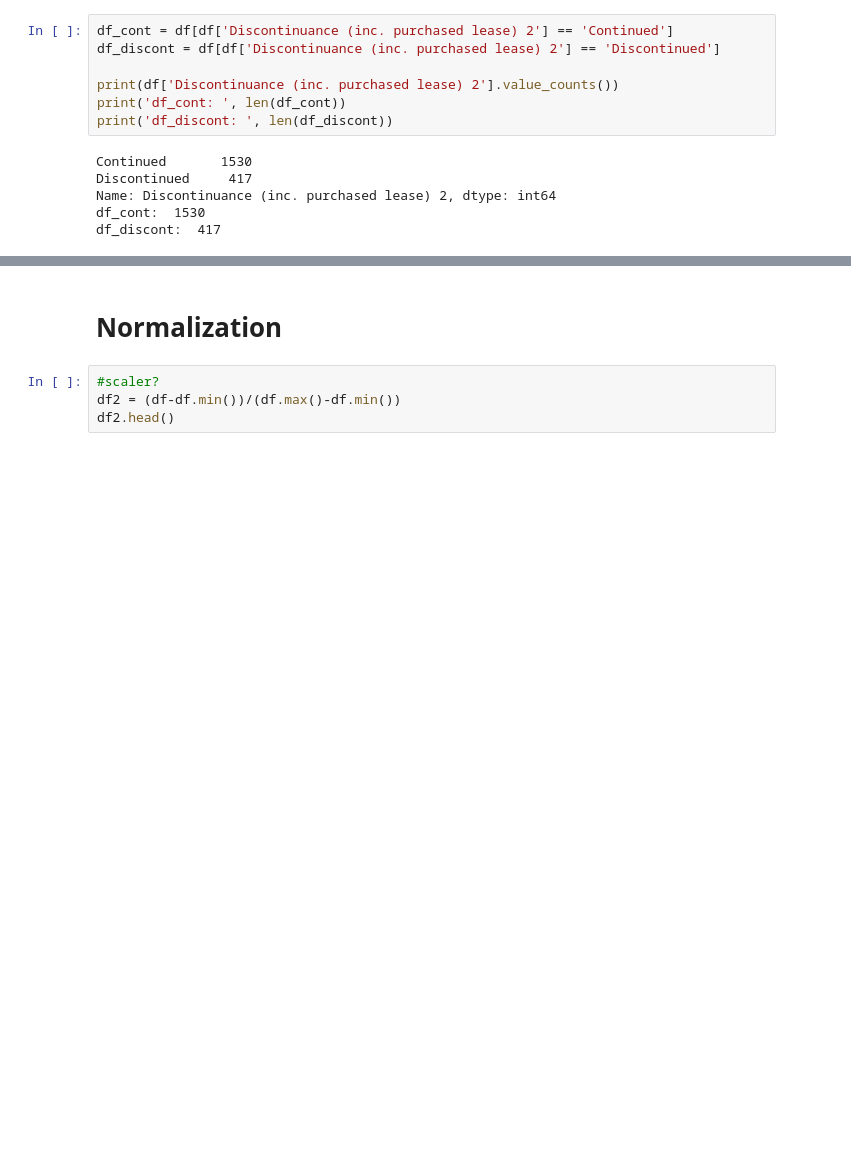
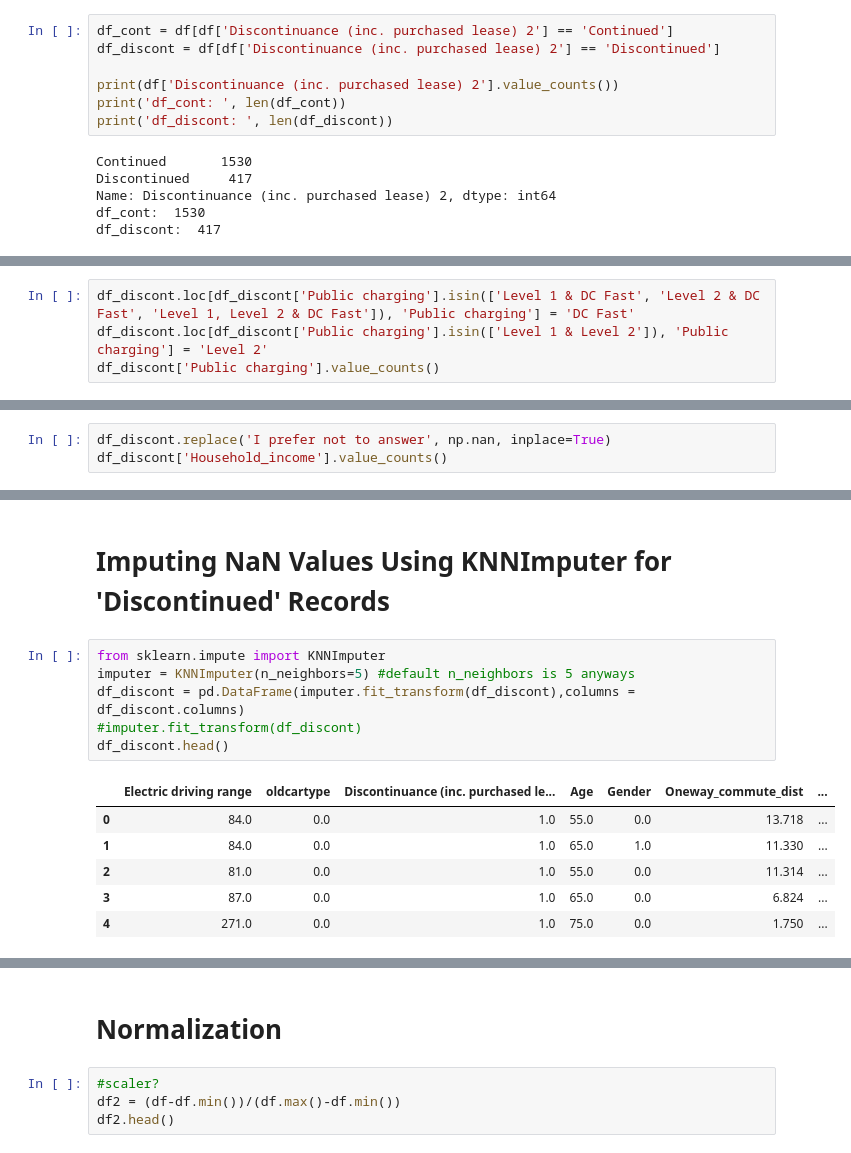
Before and after one commit to Taslim-M/EV-Customer-Discontinuation, a Jupyter notebook: version2/DataCleaningPrep.ipynb, the cells around one changed output, grey strips where cells are left out. Saved outputs shown, nothing was run; the diff lists cells and outputs as text; blank space fills up the shorter version.

```diff
--- a/version2/DataCleaningPrep.ipynb
+++ b/version2/DataCleaningPrep.ipynb
@@ -389,0 +332,4 @@ df.head()
+# %%
+df_discont.loc[df_discont['Public charging'].isin(['Level 1 & DC Fast', 'Level 2 & DC Fast', 'Level 1, Level 2 & DC Fast']), 'Public charging'] = 'DC Fast'
+df_discont.loc[df_discont['Public charging'].isin(['Level 1 & Level 2']), 'Public charging'] = 'Level 2'
+df_discont['Public charging'].value_counts()
@@ -389,0 +371,3 @@ df.head()
+# %%
+df_discont.replace('I prefer not to answer', np.nan, inplace=True)
+df_discont['Household_income'].value_counts()
@@ -389,0 +453,15 @@ df.head()
+# %% [markdown]
+# Imputing NaN Values Using KNNImputer for 'Discontinued' Records
+# %%
+from sklearn.impute import KNNImputer
+imputer = KNNImputer(n_neighbors=5) #default n_neighbors is 5 anyways
+df_discont = pd.DataFrame(imputer.fit_transform(df_discont),columns = df_discont.columns)
+#imputer.fit_transform(df_discont)
+df_discont.head()
+# %% [output]
+|  | Electric driving range | oldcartype | Discontinuance (inc. purchased le... | Age | Gender | Oneway_commute_dist | ... |
+| 0 | 84.0 | 0.0 | 1.0 | 55.0 | 0.0 | 13.718 | ... |
+| 1 | 84.0 | 0.0 | 1.0 | 65.0 | 1.0 | 11.330 | ... |
+| 2 | 81.0 | 0.0 | 1.0 | 55.0 | 0.0 | 11.314 | ... |
+| 3 | 87.0 | 0.0 | 1.0 | 65.0 | 0.0 | 6.824 | ... |
+| 4 | 271.0 | 0.0 | 1.0 | 75.0 | 0.0 | 1.750 | ... |
```
Also changed, not shown: parts of 51 cells of this notebook, 1 other file.
